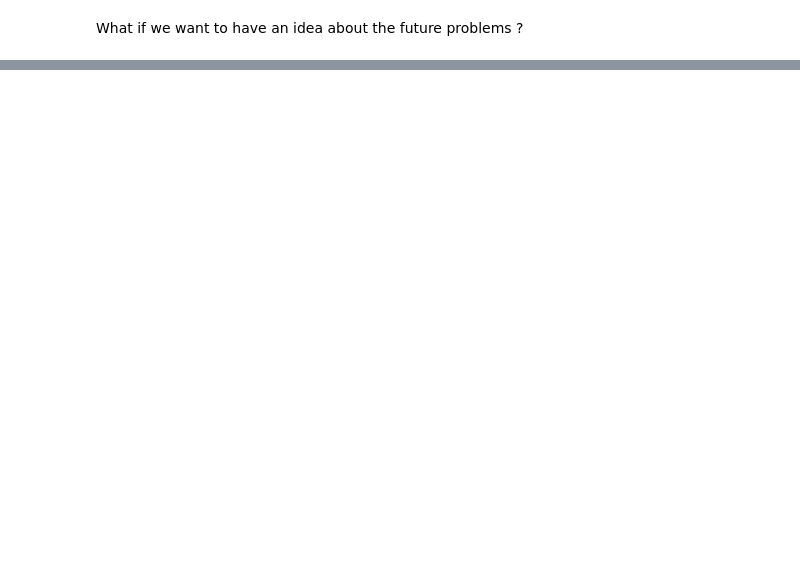
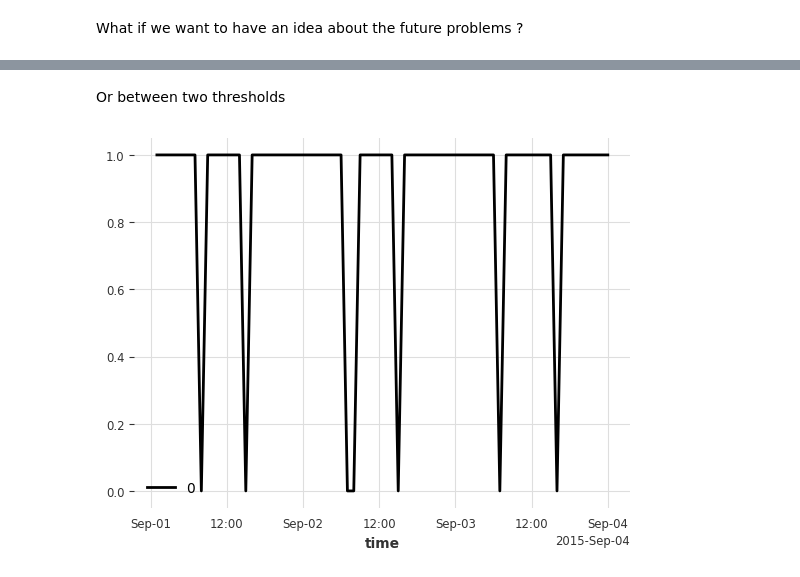
Before and after one commit to ontime-re/ontime, a Jupyter notebook: docs/user_guide/2_context/2.0-context-common.ipynb, the cells around one changed output, grey strips where cells are left out. Cells and saved outputs as stored; diff of their text form; code cells hidden in the pictures; blank space fills up the shorter version.

Commit message:
Add DataQualityDetector and MissingDataDetector

```diff
--- a/docs/user_guide/2_context/2.0-context-common.ipynb
+++ b/docs/user_guide/2_context/2.0-context-common.ipynb
@@ -104,0 +109,11 @@ on.plots.anomalies(test[:72], predetected[:72])
+# %%
+detector = common.DataQualityDetector(
+    threshold_type='threshold',
+    upper_threshold=3000
+)
+
+# Fitting on some data
+detector.fit(test)
+
+# Detecting on other
+detector.detect(test[:72]).plot();
@@ -104,0 +122,16 @@ on.plots.anomalies(test[:72], predetected[:72])
+# %% [markdown]
+Or between two thresholds
+# %%
+detector = common.DataQualityDetector(
+    threshold_type='threshold',
+    upper_threshold=3000,
+    lower_threshold=1000
+)
+
+# Fitting on some data
+detector.fit(test)
+
+# Detecting on other
+detector.detect(test[:72]).plot();
+# %% [output]
+[figure, added]
```
Also changed, not shown: parts of 18 cells of this notebook, 3 other files.
